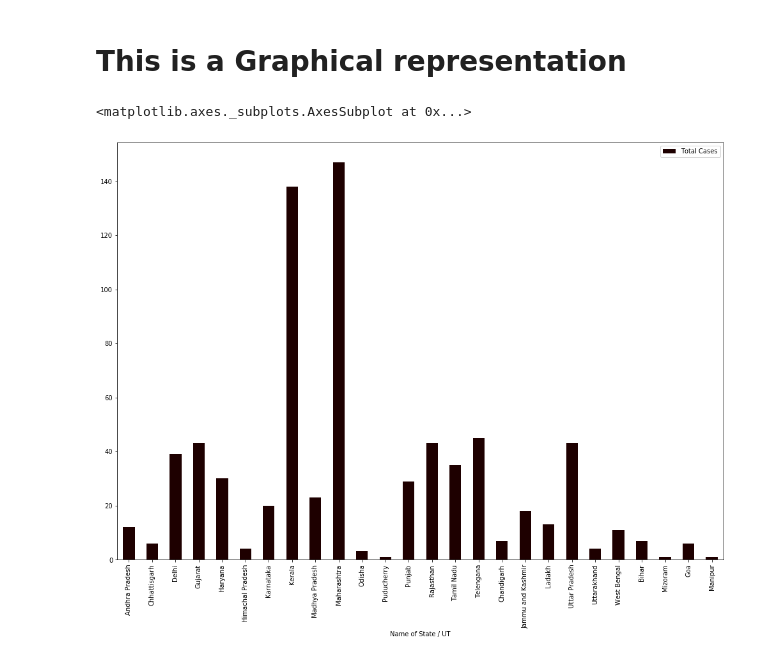
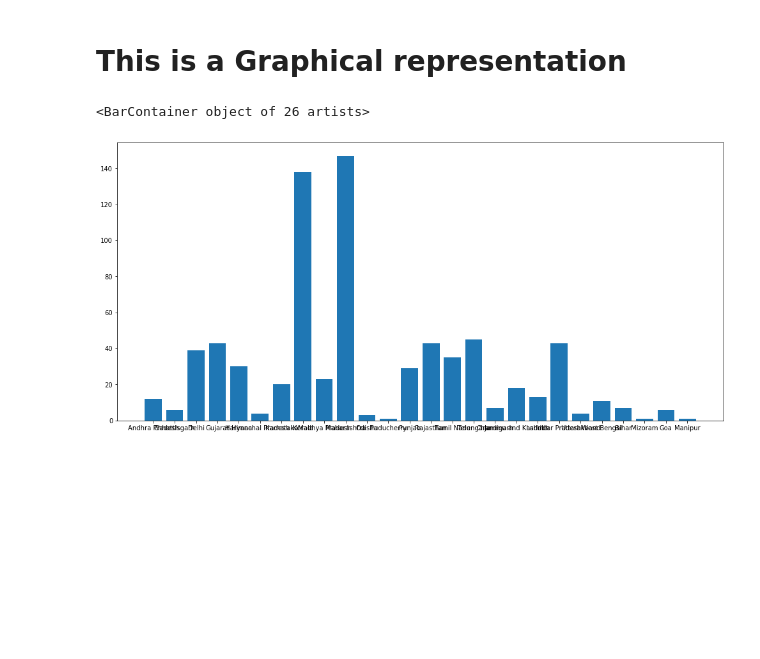
Before and after one commit to lopeselio/COVID-19-Data_Analysis, a Jupyter notebook: COVID-19_DataAnalysis.ipynb, the cells around one changed output. Saved outputs shown, nothing was run; the diff lists cells and outputs as text; code cells hidden in the pictures; blank space fills up the shorter version.

```diff
--- a/COVID-19_DataAnalysis.ipynb
+++ b/COVID-19_DataAnalysis.ipynb
@@ -8,7 +8,7 @@ from matplotlib import style
 import plotly
 import plotly.express as px
 import plotly.graph_objects as go
-plt.rcParams['figure.figsize']=17,12
+plt.rcParams['figure.figsize']=17,8
 
 import cufflinks as cf
 import plotly.offline as pyo
@@ -157,7 +157,10 @@ Total_Active_Cases.style.background_gradient(cmap='Reds')
 # %% [markdown]
 # This is a Graphical representation
 # %%
-df.plot(kind='bar', x='Name of State / UT', y = 'Total Cases', cmap='Redink')
+df.plot(kind='bar', x='Name of State / UT', y = 'Total Cases')
+df.iplot(kind='bar', x='Name of State / UT', y = 'Total Cases')
-# %% [output]
-<matplotlib.axes._subplots.AxesSubplot at 0x...>
-[figure, removed]
+# %%
+plt.bar(df['Name of State / UT'], df['Total Cases'])
+# %% [output]
+<BarContainer object of 26 artists>
+[figure, added]
```
